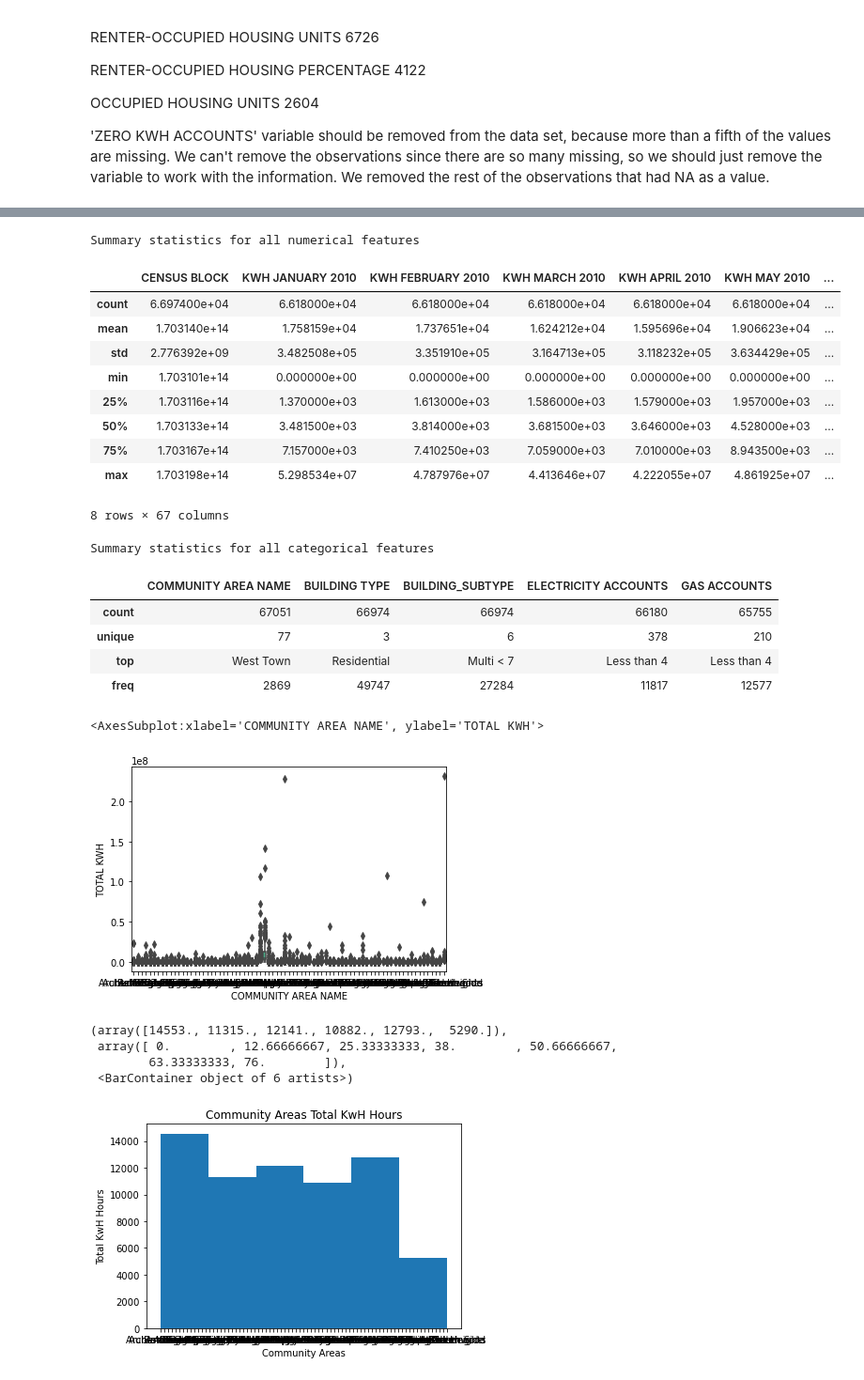
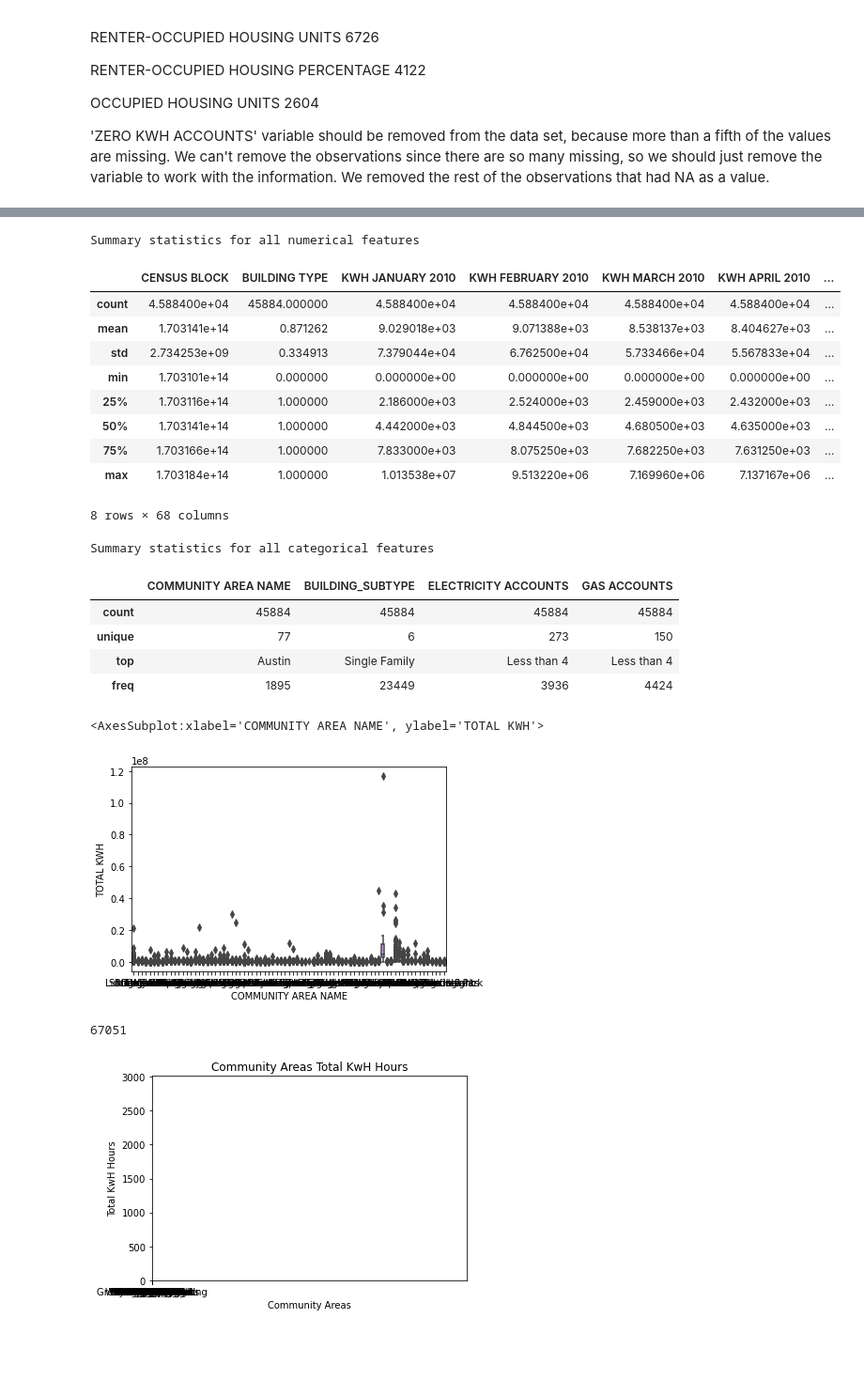
Before and after one commit to KaveeshaW/cs418_energy_usage, a Jupyter notebook: final_project.ipynb, the cells around one changed output, grey strips where cells are left out. Shown at 94% size. Cells and saved outputs as stored; diff of their text form; code cells hidden in the pictures; blank space fills up the shorter version.

```diff
--- a/final_project.ipynb
+++ b/final_project.ipynb
@@ -239,4 +239,4 @@ OCCUPIED HOUSING UNITS                2604
 # %%
 energy_data = energy_data.drop('ZERO KWH ACCOUNTS',  axis=1)
 #https://pandas.pydata.org/pandas-docs/stable/reference/api/pandas.DataFrame.dropna.html
-energy_data.dropna()
+energy_data = energy_data.dropna()
@@ -257,4 +245,4 @@ energy_data.dropna()
 # %%
 #https://pandas.pydata.org/pandas-docs/stable/reference/api/pandas.get_dummies.html
-pd.get_dummies(energy_data)
+energy_data['BUILDING TYPE'] = pd.get_dummies(energy_data['BUILDING TYPE'])
 # %% [output]
@@ -276,42 +263,41 @@ print("Summary statistics for all numerical features")
 energy_data.describe(include=['number'])
 # %% [output]
 Summary statistics for all numerical features
-|  | CENSUS BLOCK | KWH JANUARY 2010 | KWH FEBRUARY 2010 | KWH MARCH 2010 | KWH APRIL 2010 | KWH MAY 2010 | ... |
-| count | 6.697400e+04 | 6.618000e+04 | 6.618000e+04 | 6.618000e+04 | 6.618000e+04 | 6.618000e+04 | ... |
-| mean | 1.703140e+14 | 1.758159e+04 | 1.737651e+04 | 1.624212e+04 | 1.595696e+04 | 1.906623e+04 | ... |
-| std | 2.776392e+09 | 3.482508e+05 | 3.351910e+05 | 3.164713e+05 | 3.118232e+05 | 3.634429e+05 | ... |
-| min | 1.703101e+14 | 0.000000e+00 | 0.000000e+00 | 0.000000e+00 | 0.000000e+00 | 0.000000e+00 | ... |
-| 25% | 1.703116e+14 | 1.370000e+03 | 1.613000e+03 | 1.586000e+03 | 1.579000e+03 | 1.957000e+03 | ... |
-| 50% | 1.703133e+14 | 3.481500e+03 | 3.814000e+03 | 3.681500e+03 | 3.646000e+03 | 4.528000e+03 | ... |
-| 75% | 1.703167e+14 | 7.157000e+03 | 7.410250e+03 | 7.059000e+03 | 7.010000e+03 | 8.943500e+03 | ... |
-| max | 1.703198e+14 | 5.298534e+07 | 4.787976e+07 | 4.413646e+07 | 4.222055e+07 | 4.861925e+07 | ... |
+|  | CENSUS BLOCK | BUILDING TYPE | KWH JANUARY 2010 | KWH FEBRUARY 2010 | KWH MARCH 2010 | KWH APRIL 2010 | ... |
+| count | 4.588400e+04 | 45884.000000 | 4.588400e+04 | 4.588400e+04 | 4.588400e+04 | 4.588400e+04 | ... |
+| mean | 1.703141e+14 | 0.871262 | 9.029018e+03 | 9.071388e+03 | 8.538137e+03 | 8.404627e+03 | ... |
+| std | 2.734253e+09 | 0.334913 | 7.379044e+04 | 6.762500e+04 | 5.733466e+04 | 5.567833e+04 | ... |
+| min | 1.703101e+14 | 0.000000 | 0.000000e+00 | 0.000000e+00 | 0.000000e+00 | 0.000000e+00 | ... |
+| 25% | 1.703116e+14 | 1.000000 | 2.186000e+03 | 2.524000e+03 | 2.459000e+03 | 2.432000e+03 | ... |
+| 50% | 1.703141e+14 | 1.000000 | 4.442000e+03 | 4.844500e+03 | 4.680500e+03 | 4.635000e+03 | ... |
+| 75% | 1.703166e+14 | 1.000000 | 7.833000e+03 | 8.075250e+03 | 7.682250e+03 | 7.631250e+03 | ... |
+| max | 1.703184e+14 | 1.000000 | 1.013538e+07 | 9.513220e+06 | 7.169960e+06 | 7.137167e+06 | ... |
-8 rows × 67 columns
+8 rows × 68 columns
 # %%
 print("Summary statistics for all categorical features")
 energy_data.describe(exclude=['number'])
 # %% [output]
 Summary statistics for all categorical features
-|  | COMMUNITY AREA NAME | BUILDING TYPE | BUILDING_SUBTYPE | ELECTRICITY ACCOUNTS | GAS ACCOUNTS |
-| count | 67051 | 66974 | 66974 | 66180 | 65755 |
-| unique | 77 | 3 | 6 | 378 | 210 |
-| top | West Town | Residential | Multi < 7 | Less than 4 | Less than 4 |
-| freq | 2869 | 49747 | 27284 | 11817 | 12577 |
+|  | COMMUNITY AREA NAME | BUILDING_SUBTYPE | ELECTRICITY ACCOUNTS | GAS ACCOUNTS |
+| count | 45884 | 45884 | 45884 | 45884 |
+| unique | 77 | 6 | 273 | 150 |
+| top | Austin | Single Family | Less than 4 | Less than 4 |
+| freq | 1895 | 23449 | 3936 | 4424 |
 # %%
 sns.boxplot(x="COMMUNITY AREA NAME", y=energy_data['TOTAL KWH'], data=energy_data)
 # %% [output]
 <AxesSubplot:xlabel='COMMUNITY AREA NAME', ylabel='TOTAL KWH'>
-[figure, old version]
+[figure, new version]
 # %%
 plt.title('Community Areas Total KwH Hours')
 plt.xlabel('Community Areas')
 plt.ylabel('Total KwH Hours')
-plt.hist(energy_data['COMMUNITY AREA NAME'], bins = 6)
+plt.xlim(0,67051)
+plt.hist(energy_data['COMMUNITY AREA NAME'], bins = 67051)
+print(energy_data['COMMUNITY AREA NAME'].count())
 # %% [output]
-(array([14553., 11315., 12141., 10882., 12793.,  5290.]),
- array([ 0.        , 12.66666667, 25.33333333, 38.        , 50.66666667,
-        63.33333333, 76.        ]),
- <BarContainer object of 6 artists>)
+67051
-[figure, old version]
+[figure, new version]
 # %%
 # energy_data = energy_data.dropna(subset=['CENSUS BLOCK'])
 # energy_data['CENSUS BLOCK'] = energy_data['CENSUS BLOCK'].astype(int)
```
Also changed, not shown: parts of 4 cells of this notebook.
